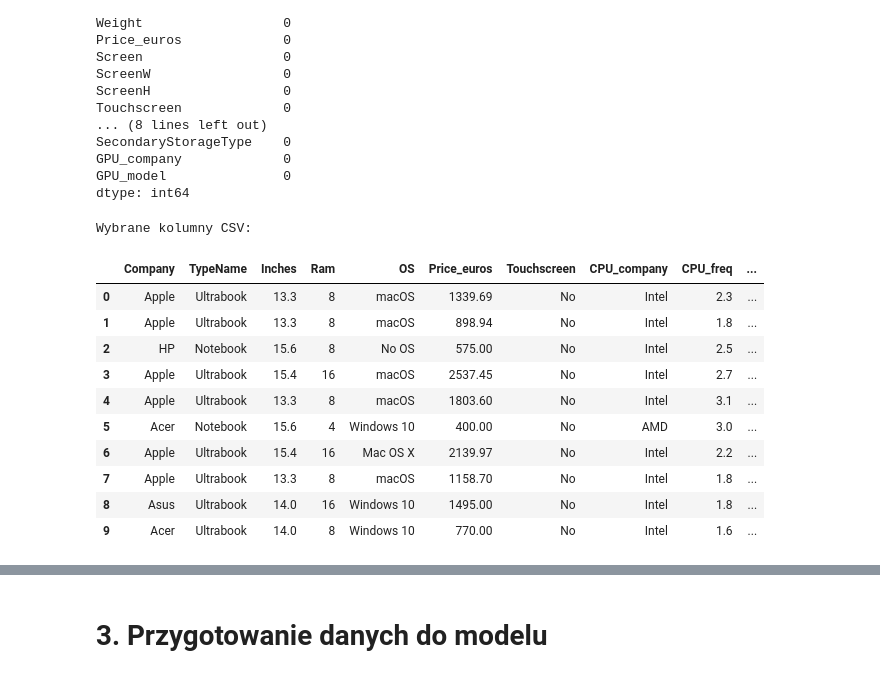
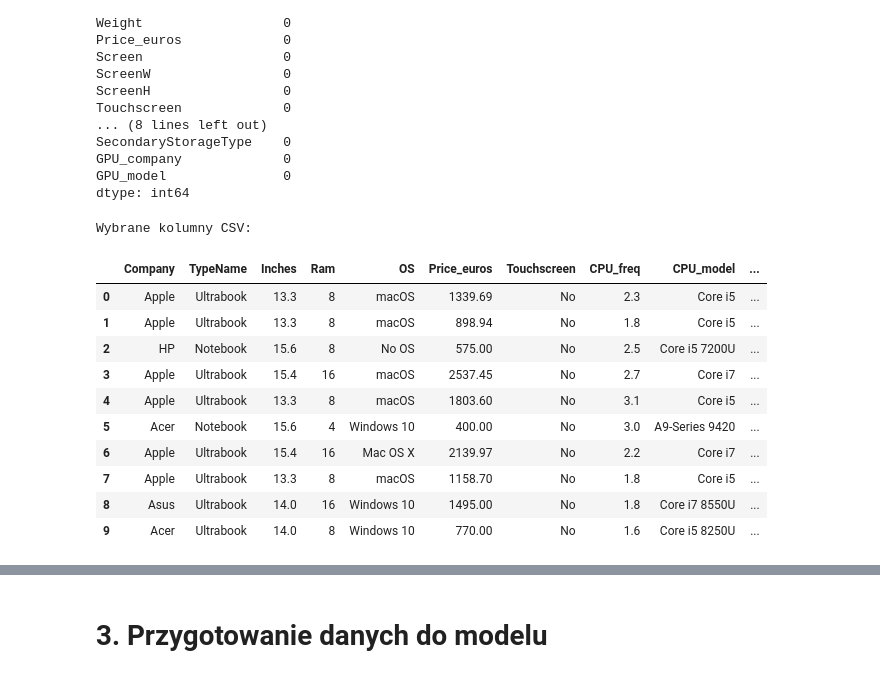
Before and after one commit to Piotr-Goraj/wsb-si-classification, a Jupyter notebook: data.ipynb, the cells around one changed output, grey strips where cells are left out. Drawn from its saved outputs; the diff is of its cells as text; code cells hidden in the pictures.

```diff
--- a/data.ipynb
+++ b/data.ipynb
@@ -110,24 +112,24 @@ GPU_model               0
 dtype: int64
 # %%
 # Wybrane kolumny do modeli
-selected_columns = [ 'Company','TypeName', 'Price_euros', 'Inches','Ram','OS','Touchscreen','CPU_company','CPU_freq','CPU_model','GPU_company','GPU_model']
+selected_columns = [ 'Company','TypeName', 'Price_euros', 'Inches','Ram','OS','Touchscreen','CPU_freq','CPU_model','GPU_company','GPU_model']
 
 # Wczytanie pliku CSV z wybranymi kolumnami
 print("Wybrane kolumny CSV:")
 df_selected_columns_csv = pd.read_csv(FILE_PATH, usecols=selected_columns)
 
 # pierwsze 10 rekordów
 display(df_selected_columns_csv.head(10))
 # %% [output]
 Wybrane kolumny CSV:
-|  | Company | TypeName | Inches | Ram | OS | Price_euros | Touchscreen | CPU_company | CPU_freq | ... |
-| 0 | Apple | Ultrabook | 13.3 | 8 | macOS | 1339.69 | No | Intel | 2.3 | ... |
-| 1 | Apple | Ultrabook | 13.3 | 8 | macOS | 898.94 | No | Intel | 1.8 | ... |
-| 2 | HP | Notebook | 15.6 | 8 | No OS | 575.00 | No | Intel | 2.5 | ... |
-| 3 | Apple | Ultrabook | 15.4 | 16 | macOS | 2537.45 | No | Intel | 2.7 | ... |
-| 4 | Apple | Ultrabook | 13.3 | 8 | macOS | 1803.60 | No | Intel | 3.1 | ... |
-| 5 | Acer | Notebook | 15.6 | 4 | Windows 10 | 400.00 | No | AMD | 3.0 | ... |
-| 6 | Apple | Ultrabook | 15.4 | 16 | Mac OS X | 2139.97 | No | Intel | 2.2 | ... |
-| 7 | Apple | Ultrabook | 13.3 | 8 | macOS | 1158.70 | No | Intel | 1.8 | ... |
-| 8 | Asus | Ultrabook | 14.0 | 16 | Windows 10 | 1495.00 | No | Intel | 1.8 | ... |
-| 9 | Acer | Ultrabook | 14.0 | 8 | Windows 10 | 770.00 | No | Intel | 1.6 | ... |
+|  | Company | TypeName | Inches | Ram | OS | Price_euros | Touchscreen | CPU_freq | CPU_model | ... |
+| 0 | Apple | Ultrabook | 13.3 | 8 | macOS | 1339.69 | No | 2.3 | Core i5 | ... |
+| 1 | Apple | Ultrabook | 13.3 | 8 | macOS | 898.94 | No | 1.8 | Core i5 | ... |
+| 2 | HP | Notebook | 15.6 | 8 | No OS | 575.00 | No | 2.5 | Core i5 7200U | ... |
+| 3 | Apple | Ultrabook | 15.4 | 16 | macOS | 2537.45 | No | 2.7 | Core i7 | ... |
+| 4 | Apple | Ultrabook | 13.3 | 8 | macOS | 1803.60 | No | 3.1 | Core i5 | ... |
+| 5 | Acer | Notebook | 15.6 | 4 | Windows 10 | 400.00 | No | 3.0 | A9-Series 9420 | ... |
+| 6 | Apple | Ultrabook | 15.4 | 16 | Mac OS X | 2139.97 | No | 2.2 | Core i7 | ... |
+| 7 | Apple | Ultrabook | 13.3 | 8 | macOS | 1158.70 | No | 1.8 | Core i5 | ... |
+| 8 | Asus | Ultrabook | 14.0 | 16 | Windows 10 | 1495.00 | No | 1.8 | Core i7 8550U | ... |
+| 9 | Acer | Ultrabook | 14.0 | 8 | Windows 10 | 770.00 | No | 1.6 | Core i5 8250U | ... |
```
Also changed, not shown: parts of 8 cells of this notebook, 4 other files.
